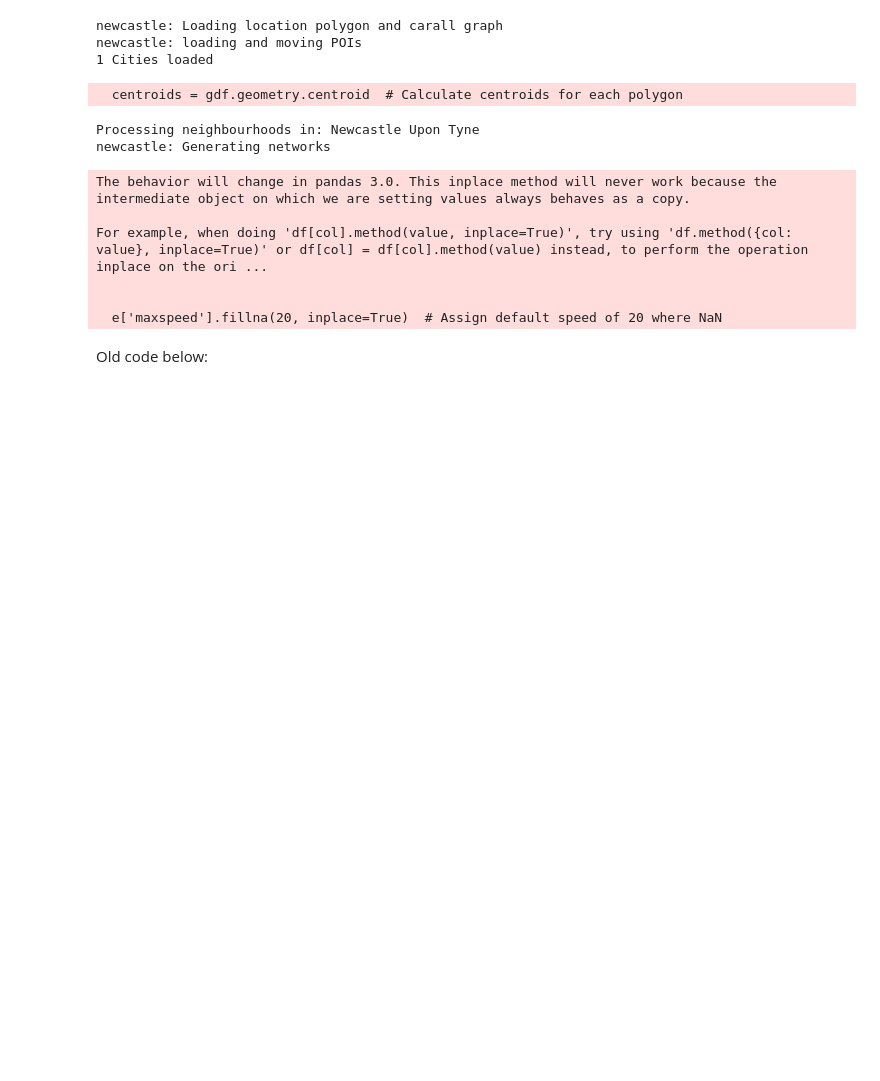
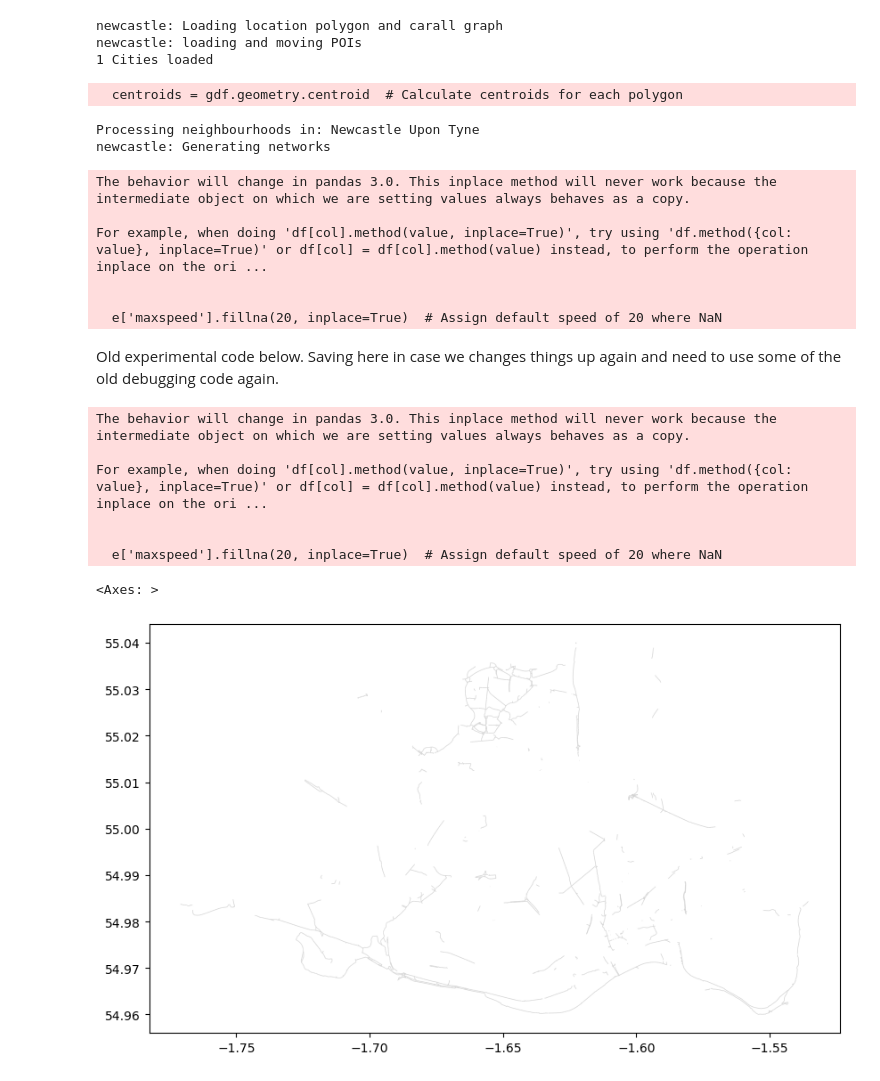
Before and after one commit to Froguin99/bikenwgrowth-with-LTNs, a Jupyter notebook: code/03b_neighbourhood_based_generation.ipynb, the cells around one changed output. Cells and saved outputs as stored; diff of their text form; code cells hidden in the pictures; blank space fills up the shorter version.

Commit message:
Tidy up testing/debugging
Code for neighbourhood to neighbourhood route generation

```diff
--- a/code/03b_neighbourhood_based_generation.ipynb
+++ b/code/03b_neighbourhood_based_generation.ipynb
@@ -327,6 +222,5 @@ def greedy_triangulation_routing_neighbourhoods(G, pois, weighting=None, prune_q
 # %%
-# modded code 22:06 29/10/2024
-######### THIS SECTION LOADS THE DATA WE NEED #########
+## we need to load data again to ensure we take in neighbourhoods correctly
 # Load all carall graphs in OSMNX format
 G_caralls = {}
 G_caralls_simplified = {}
@@ -393,15 +287,15 @@ for placeid, placeinfo in tqdm(cities.items(), desc = "Cities"):
             nnids.add(n)
         # Add nearest_node column to all_centroids by finding the nearest node for each centroid geometry
     all_centroids['nearest_node'] = all_centroids['geometry'].apply(
-        lambda g: ox.distance.nearest_nodes(G_carall, g.x, g.y)
-    )
-    # we now have all_centroids with 'neighbourhood_id', 'geometry', 'nearest_node' columns
+        lambda g: ox.distance.nearest_nodes(G_carall, g.x, g.y)) # we now have all_centroids with 'neighbourhood_id', 'geometry', 'nearest_node' columns
 
     # generate connections
     print(placeid + ": Generating networks")
 
     # Load networks
     G_carall = csv_to_ig(PATH["data"] + placeid + "/", placeid, 'carall', weighting=weighting)
+    # G_carall = csv_to_ig(PATH["data"] + placeid + "/", placeid, 'biketrackcarall', weighting=weighting) to load car and cycle network
+
     # Generation
     (GTs, GT_abstracts) = greedy_triangulation_routing_neighbourhoods(G_carall, nnids, weighting, prune_quantiles, prune_measure)
     (MST, MST_abstract) = mst_routing(G_carall, nnids, weighting)
@@ -432,5 +326,3 @@ For example, when doing 'df[col].method(value, inplace=True)', try using 'df.met
   e['maxspeed'].fillna(20, inplace=True)  # Assign default speed of 20 where NaN
 # %%
 Audio(sound_file, autoplay=True)
-# %% [markdown]
-Old code below:
@@ -438,0 +329,2 @@ break
+# %% [markdown]
+Old experimental code below. Saving here in case we changes things up again and need to use some of the old debugging code again.
@@ -439,3 +334,19 @@ break
+# %%
+G = csv_to_ig(PATH["data"] + placeid + "/", placeid, 'biketrack', weighting=weighting)
+fig, ax = plt.subplots(figsize=(10, 10))
+G_gjson = ig_to_geojson(G)
+G_geometries = [shape(geometry) for geometry in G_gjson["geometries"]]
+G_gdf = gpd.GeoDataFrame(geometry=G_geometries, crs="EPSG:4326")
+G_gdf.plot(ax=ax, color="lightgray", linewidth=0.5, label="Full Network (G)")
+# %% [output]
+The behavior will change in pandas 3.0. This inplace method will never work because the intermediate object on which we are setting values always behaves as a copy.
+
+For example, when doing 'df[col].method(value, inplace=True)', try using 'df.method({col: value}, inplace=True)' or df[col] = df[col].method(value) instead, to perform the operation inplace on the ori ...
+
+
+  e['maxspeed'].fillna(20, inplace=True)  # Assign default speed of 20 where NaN
+<Axes: >
+[figure, added]
 # %%
 ######### THIS SECTION LOADS THE DATA WE NEED #########
 # Load all carall graphs in OSMNX format
```
Also changed, not shown: parts of 8 cells of this notebook.
